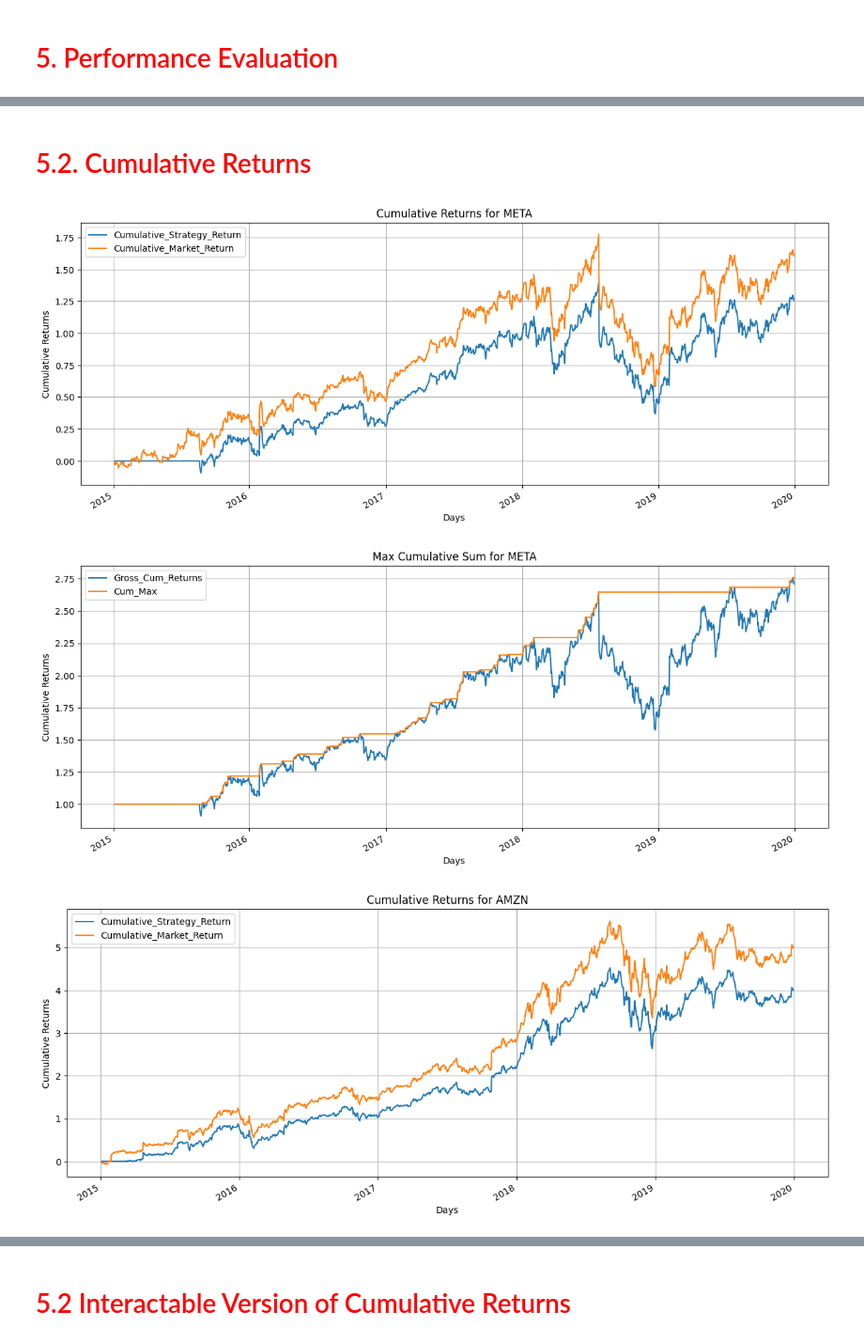
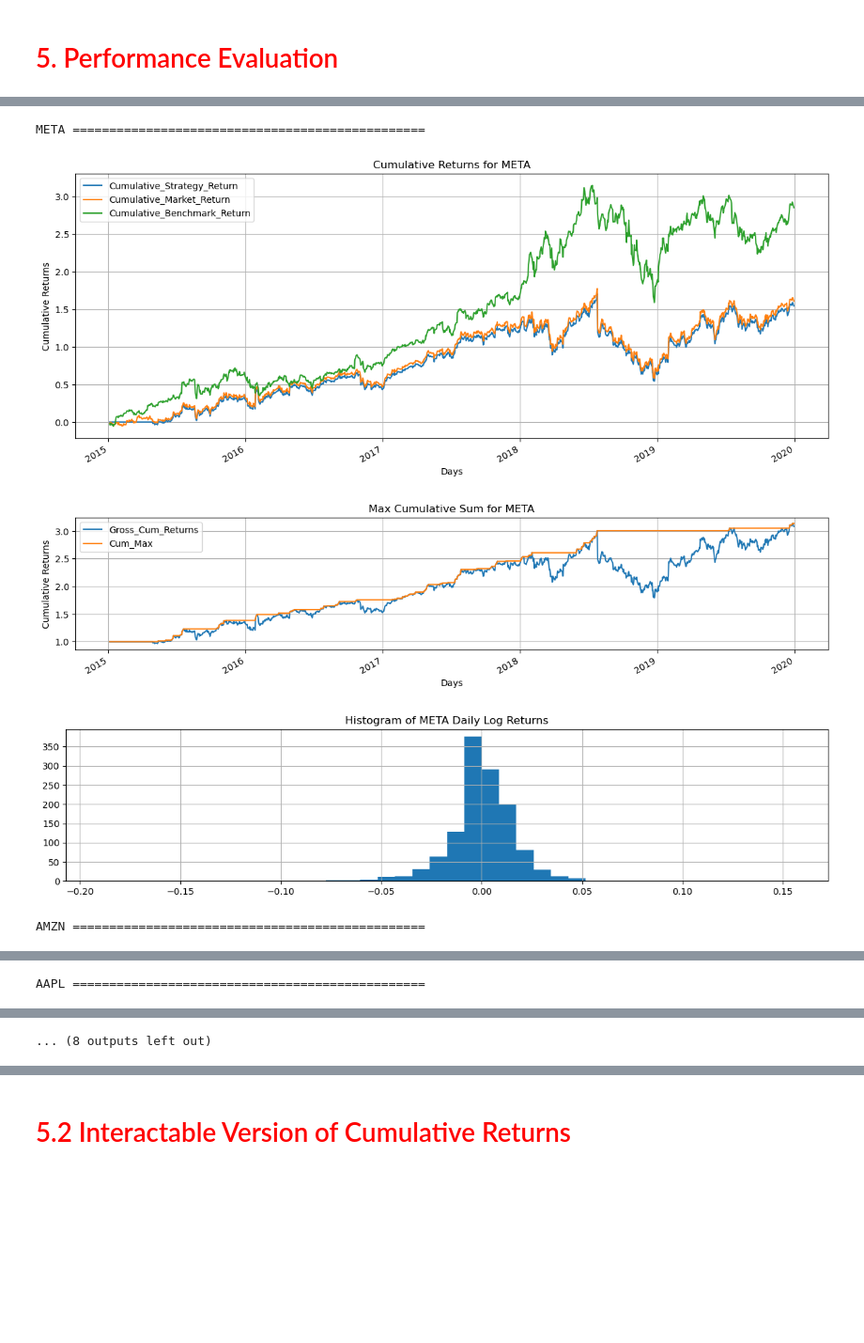
Before and after one commit to pehper/IS4226, a Jupyter notebook: trading-strategy.ipynb, the cells around one changed output, grey strips where cells are left out. Shown at 94% size. Cells and saved outputs as stored; diff of their text form; code cells hidden in the pictures; blank space fills up the shorter version.

```diff
--- a/trading-strategy.ipynb
+++ b/trading-strategy.ipynb
@@ -150,7 +153,3 @@ def strategy(stock, ema_window, bb_window, bb_dev):
 
 
     return data
-
-#Run the strategy for each MAANG stock
-for stock in stockList:
-    stockList[stock]['strat'] = strategy(stock, 200, 20, 2)
@@ -440,8 +584,0 @@ Obeservatons: (tune first)
-# %%
-for stock in stockList:
-	bt_data = stockList[stock]['strat']
-	plt.figure(figsize=(15, 6))
-	plt.hist(bt_data["Strategy_Return"], bins = 40)
-	plt.title(f"Histogram of {stock} Daily Log Returns")
-	plt.grid()
-	plt.show()
@@ -451,35 +585,43 @@ KeyError: 'Strategy_Return'
-# %% [markdown]
-# <font color = 'red'> 5.2. Cumulative Returns </font>
-# %%
-def calculate_returns(data):
-	"""Calculate strategy and market returns."""
-	data['Market_Return'] = data['Close'].pct_change()
-	data['Strategy_Return'] = data['Position'].shift(1) * data['Market_Return']
-	data['Cumulative_Strategy_Return'] = (data['Strategy_Return'] + 1).cumprod() - 1
-	data['Cumulative_Market_Return'] = (data['Market_Return'] + 1).cumprod() - 1
-	data["Gross_Cum_Returns"] = bt_data["Strategy_Return"].cumsum().apply(np.exp) # Same as what we did earlier to visulaise over time
-	data["Cum_Max"] = bt_data["Gross_Cum_Returns"].cummax()
-	return data
+# %%
+benchmark = pd.DataFrame()
+
+benchmark['Close'] = 0.2 * stockList[meta]['strat']['Close'] + 0.2 * stockList[amazon]['strat']['Close'] + \
+	0.2 * stockList[apple]['strat']['Close'] + 0.2 * stockList[netflix]['strat']['Close'] + \
+		0.2 * stockList[google]['strat']['Close']
+
+benchmark['Benchmark_Return'] = benchmark['Close'].pct_change()
+benchmark['Cumulative_Benchmark_Return'] = (benchmark['Benchmark_Return'] + 1).cumprod() - 1
 # %%
+# Set up benchmark
 for stock in stockList:
+    print(f"{stock} ================================================")
     bt_data = stockList[stock]['strat']
     bt_data = calculate_returns(bt_data)
+    bt_data['Cumulative_Benchmark_Return'] = benchmark['Cumulative_Benchmark_Return']
 
     # Cumulative returns plot
-    bt_data[["Cumulative_Strategy_Return", "Cumulative_Market_Return"]].plot(figsize=(15, 6))
+    bt_data[["Cumulative_Strategy_Return", "Cumulative_Market_Return", "Cumulative_Benchmark_Return"]].plot(figsize=(15, 6))
     plt.title(f'Cumulative Returns for {stock}')
     plt.xlabel("Days")
     plt.ylabel("Cumulative Returns")
     plt.grid()
     plt.show()
 
-    bt_data[["Gross_Cum_Returns", "Cum_Max"]].dropna().plot(figsize =(15,6))
+    bt_data[["Gross_Cum_Returns", "Cum_Max"]].dropna().plot(figsize =(15,3))
     plt.title(f'Max Cumulative Sum for {stock}')
     plt.xlabel("Days")
     plt.ylabel("Cumulative Returns")
     plt.grid()
     plt.show()
+
+    plt.figure(figsize=(15, 3))
+    plt.hist(bt_data["Strategy_Return"], bins = 40)
+    plt.title(f"Histogram of {stock} Daily Log Returns")
+    plt.grid()
+    plt.show()
 # %% [output]
+META ================================================
-[figure, old version]
+[figure, new version]
-[figure, old version]
+[figure, new version]
-[figure, old version]
+[figure, new version]
+AMZN ================================================
@@ -488,0 +631 @@ for stock in stockList:
+AAPL ================================================
@@ -492,0 +635 @@ for stock in stockList:
+... (8 outputs left out)
```
Also changed, not shown: parts of 45 cells of this notebook.
